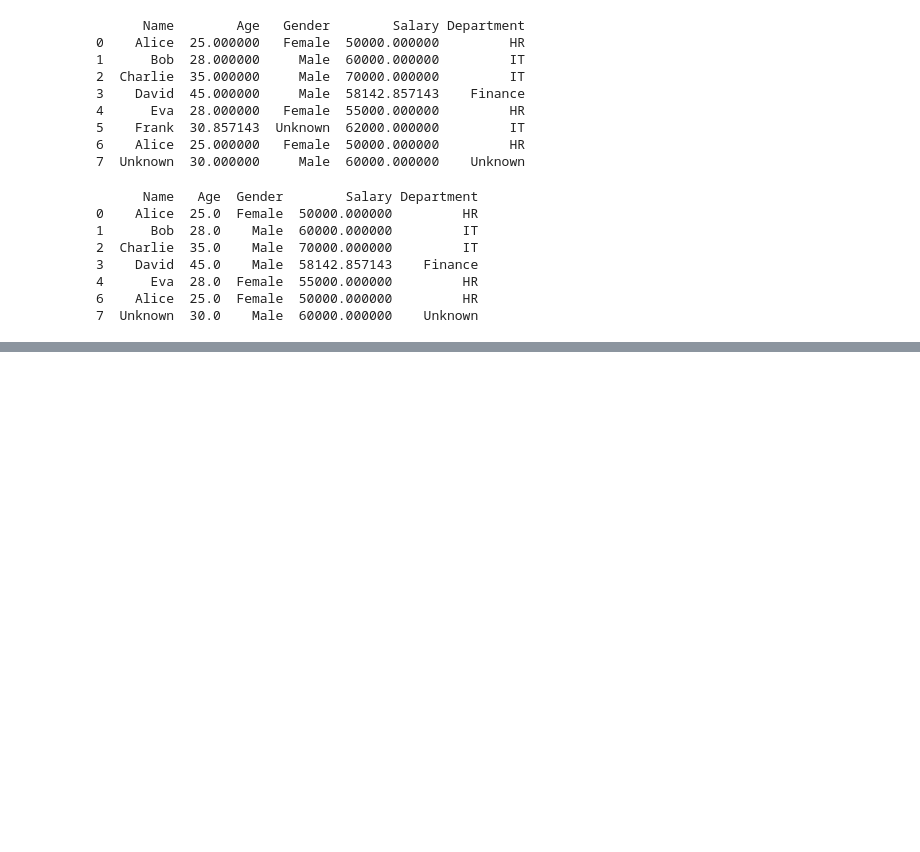
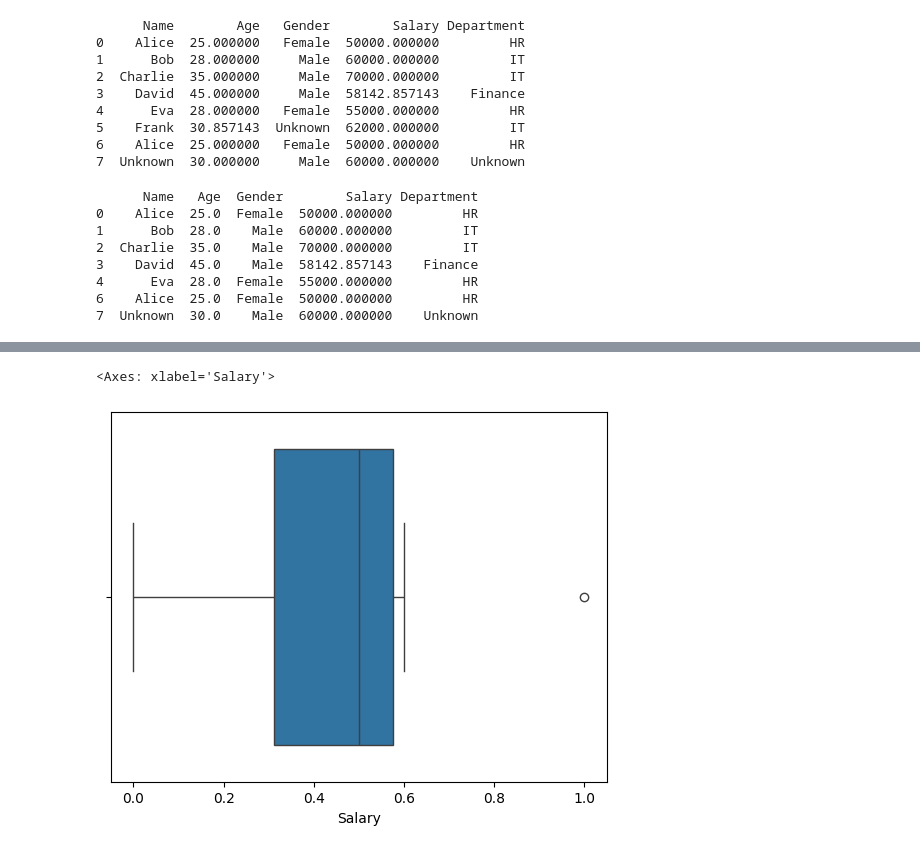
Before and after one commit to sreyas-sunandan/summer-internship-AI-ML, a Jupyter notebook: summerintership_ai_ml.ipynb, the cells around one changed output, grey strips where cells are left out. Drawn from its saved outputs; the diff is of its cells as text; code cells hidden in the pictures; blank space fills up the shorter version.

```diff
--- a/summerintership_ai_ml.ipynb
+++ b/summerintership_ai_ml.ipynb
@@ -209,0 +304,5 @@ print(df)
+# %%
+sns.boxplot(x=df['Salary'])
+# %% [output]
+<Axes: xlabel='Salary'>
+[figure, added]
```
Also changed, not shown: parts of 22 cells of this notebook.
